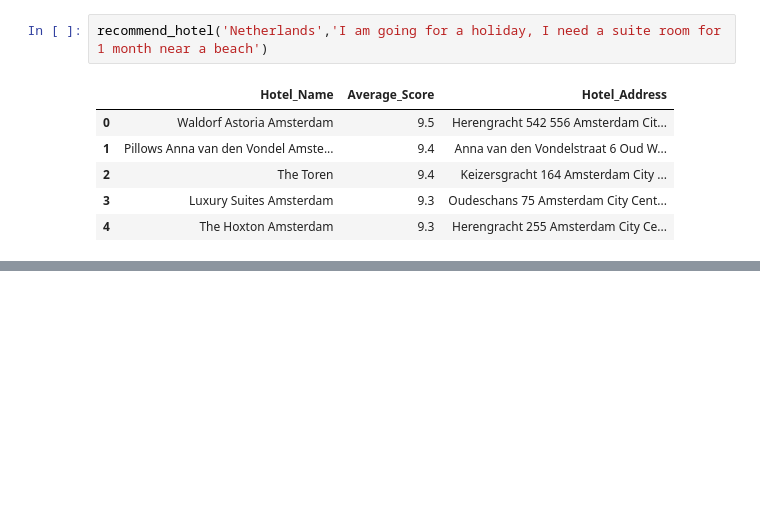
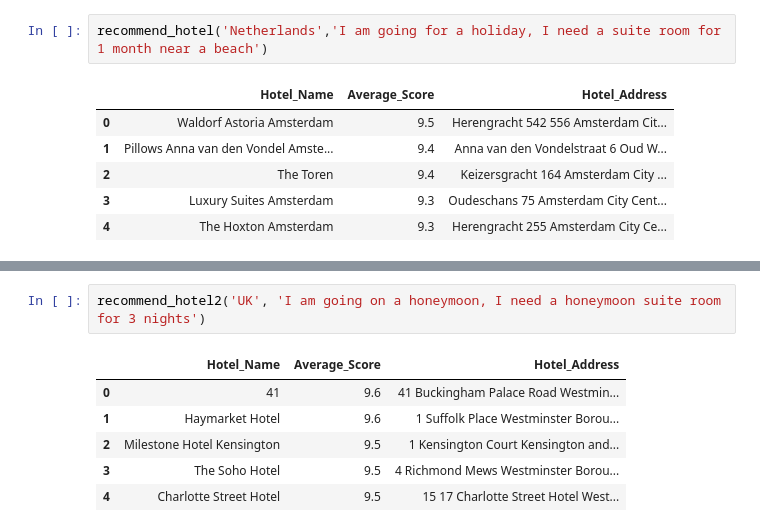
Before and after one commit to NANITH777/ML-DL-Examples, a Jupyter notebook: Hotel Recommendation/hotel.ipynb, the cells around one changed output, grey strips where cells are left out. Cells and saved outputs as stored; diff of their text form; blank space fills up the shorter version.

```diff
--- a/Hotel Recommendation/hotel.ipynb
+++ b/Hotel Recommendation/hotel.ipynb
@@ -232,0 +279,9 @@ recommend_hotel('Netherlands','I am going for a holiday, I need a suite room for
+# %%
+recommend_hotel2('UK', 'I am going on a honeymoon, I need a honeymoon suite room for 3 nights')
+# %% [output]
+|  | Hotel_Name | Average_Score | Hotel_Address |
+| 0 | 41 | 9.6 | 41 Buckingham Palace Road Westmin... |
+| 1 | Haymarket Hotel | 9.6 | 1 Suffolk Place Westminster Borou... |
+| 2 | Milestone Hotel Kensington | 9.5 | 1 Kensington Court Kensington and... |
+| 3 | The Soho Hotel | 9.5 | 4 Richmond Mews Westminster Borou... |
+| 4 | Charlotte Street Hotel | 9.5 | 15 17 Charlotte Street Hotel West... |
```
Also changed, not shown: parts of 3 cells of this notebook.
